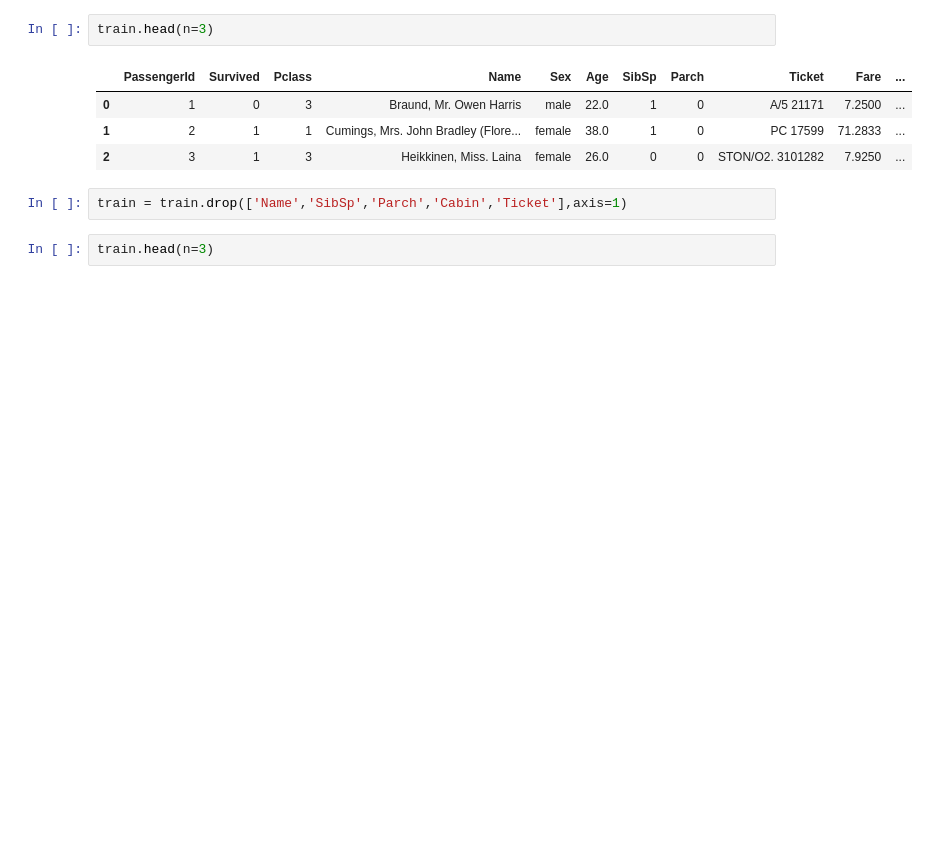
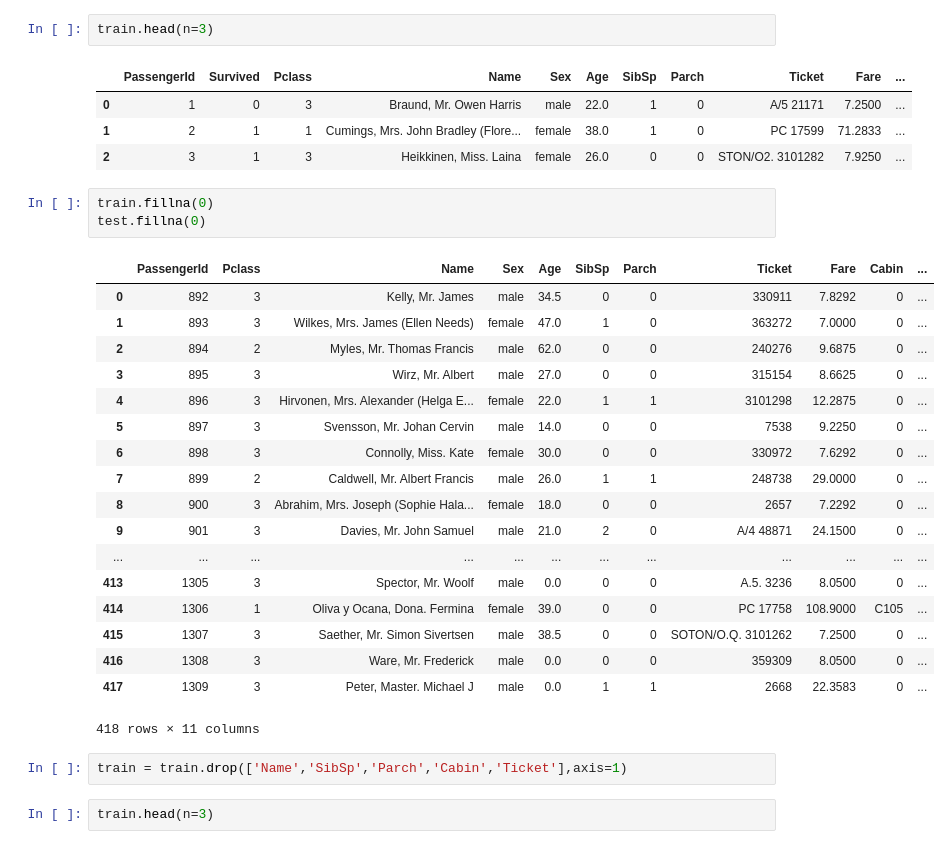
Before and after one commit to Shilpibhargava/Machine-Learning, a Jupyter notebook: Titanic - Machine Learning from Disaster-Predicting Survival.ipynb, the cells around one changed output. Drawn from its saved outputs; the diff is of its cells as text; blank space fills up the shorter version.

```diff
--- a/Titanic - Machine Learning from Disaster-Predicting Survival.ipynb
+++ b/Titanic - Machine Learning from Disaster-Predicting Survival.ipynb
@@ -19,6 +19,28 @@ train.head(n=3)
 | 0 | 1 | 0 | 3 | Braund, Mr. Owen Harris | male | 22.0 | 1 | 0 | A/5 21171 | 7.2500 | ... |
 | 1 | 2 | 1 | 1 | Cumings, Mrs. John Bradley (Flore... | female | 38.0 | 1 | 0 | PC 17599 | 71.2833 | ... |
 | 2 | 3 | 1 | 3 | Heikkinen, Miss. Laina | female | 26.0 | 0 | 0 | STON/O2. 3101282 | 7.9250 | ... |
+# %%
+train.fillna(0)
+test.fillna(0)
+# %% [output]
+|  | PassengerId | Pclass | Name | Sex | Age | SibSp | Parch | Ticket | Fare | Cabin | ... |
+| 0 | 892 | 3 | Kelly, Mr. James | male | 34.5 | 0 | 0 | 330911 | 7.8292 | 0 | ... |
+| 1 | 893 | 3 | Wilkes, Mrs. James (Ellen Needs) | female | 47.0 | 1 | 0 | 363272 | 7.0000 | 0 | ... |
+| 2 | 894 | 2 | Myles, Mr. Thomas Francis | male | 62.0 | 0 | 0 | 240276 | 9.6875 | 0 | ... |
+| 3 | 895 | 3 | Wirz, Mr. Albert | male | 27.0 | 0 | 0 | 315154 | 8.6625 | 0 | ... |
+| 4 | 896 | 3 | Hirvonen, Mrs. Alexander (Helga E... | female | 22.0 | 1 | 1 | 3101298 | 12.2875 | 0 | ... |
+| 5 | 897 | 3 | Svensson, Mr. Johan Cervin | male | 14.0 | 0 | 0 | 7538 | 9.2250 | 0 | ... |
+| 6 | 898 | 3 | Connolly, Miss. Kate | female | 30.0 | 0 | 0 | 330972 | 7.6292 | 0 | ... |
+| 7 | 899 | 2 | Caldwell, Mr. Albert Francis | male | 26.0 | 1 | 1 | 248738 | 29.0000 | 0 | ... |
+| 8 | 900 | 3 | Abrahim, Mrs. Joseph (Sophie Hala... | female | 18.0 | 0 | 0 | 2657 | 7.2292 | 0 | ... |
+| 9 | 901 | 3 | Davies, Mr. John Samuel | male | 21.0 | 2 | 0 | A/4 48871 | 24.1500 | 0 | ... |
+| ... | ... | ... | ... | ... | ... | ... | ... | ... | ... | ... | ... |
+| 413 | 1305 | 3 | Spector, Mr. Woolf | male | 0.0 | 0 | 0 | A.5. 3236 | 8.0500 | 0 | ... |
+| 414 | 1306 | 1 | Oliva y Ocana, Dona. Fermina | female | 39.0 | 0 | 0 | PC 17758 | 108.9000 | C105 | ... |
+| 415 | 1307 | 3 | Saether, Mr. Simon Sivertsen | male | 38.5 | 0 | 0 | SOTON/O.Q. 3101262 | 7.2500 | 0 | ... |
+| 416 | 1308 | 3 | Ware, Mr. Frederick | male | 0.0 | 0 | 0 | 359309 | 8.0500 | 0 | ... |
+| 417 | 1309 | 3 | Peter, Master. Michael J | male | 0.0 | 1 | 1 | 2668 | 22.3583 | 0 | ... |
+418 rows × 11 columns
 # %%
 train = train.drop(['Name','SibSp','Parch','Cabin','Ticket'],axis=1)
 # %%
```
Also changed, not shown: parts of 8 cells of this notebook.
